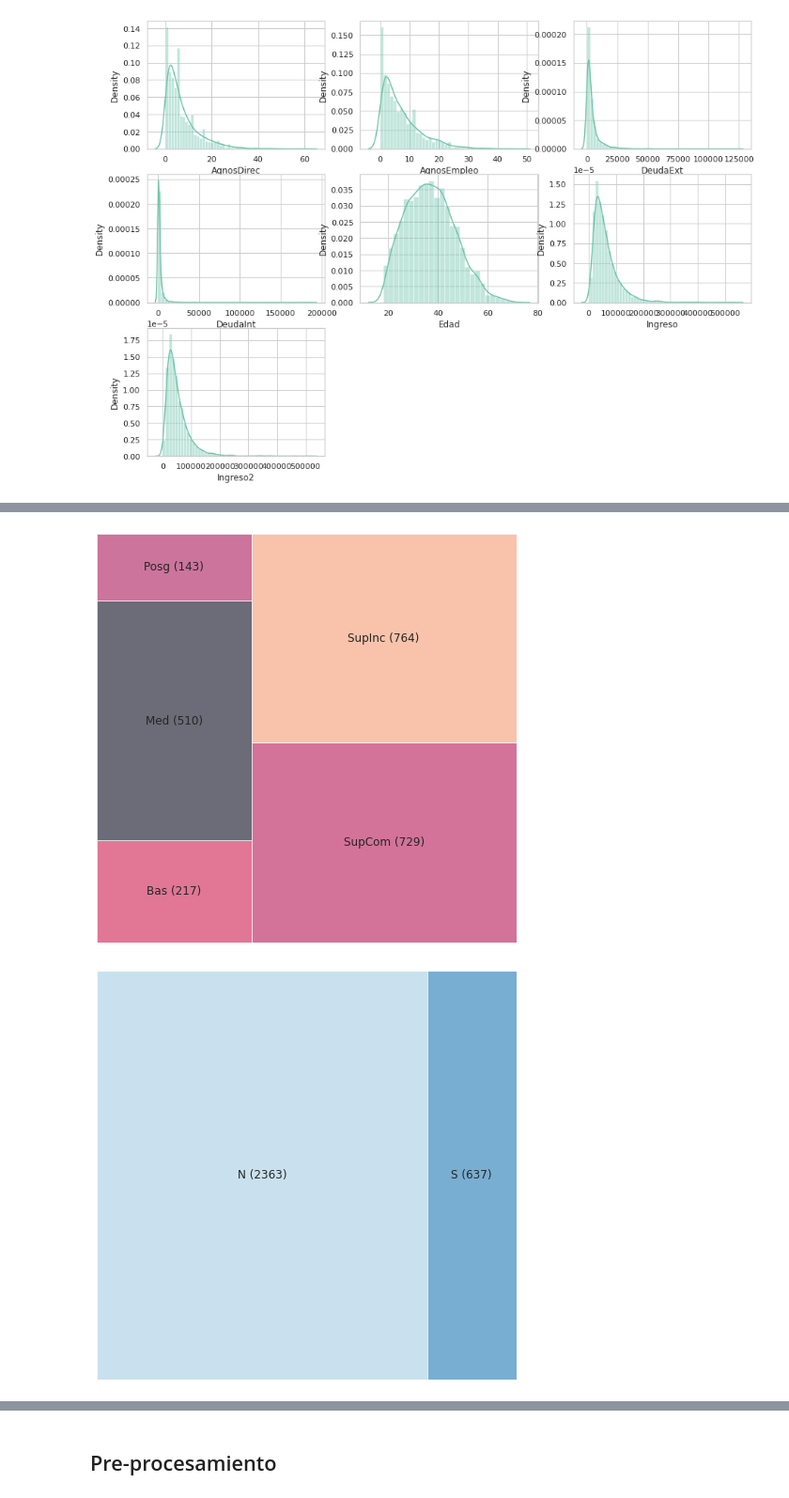
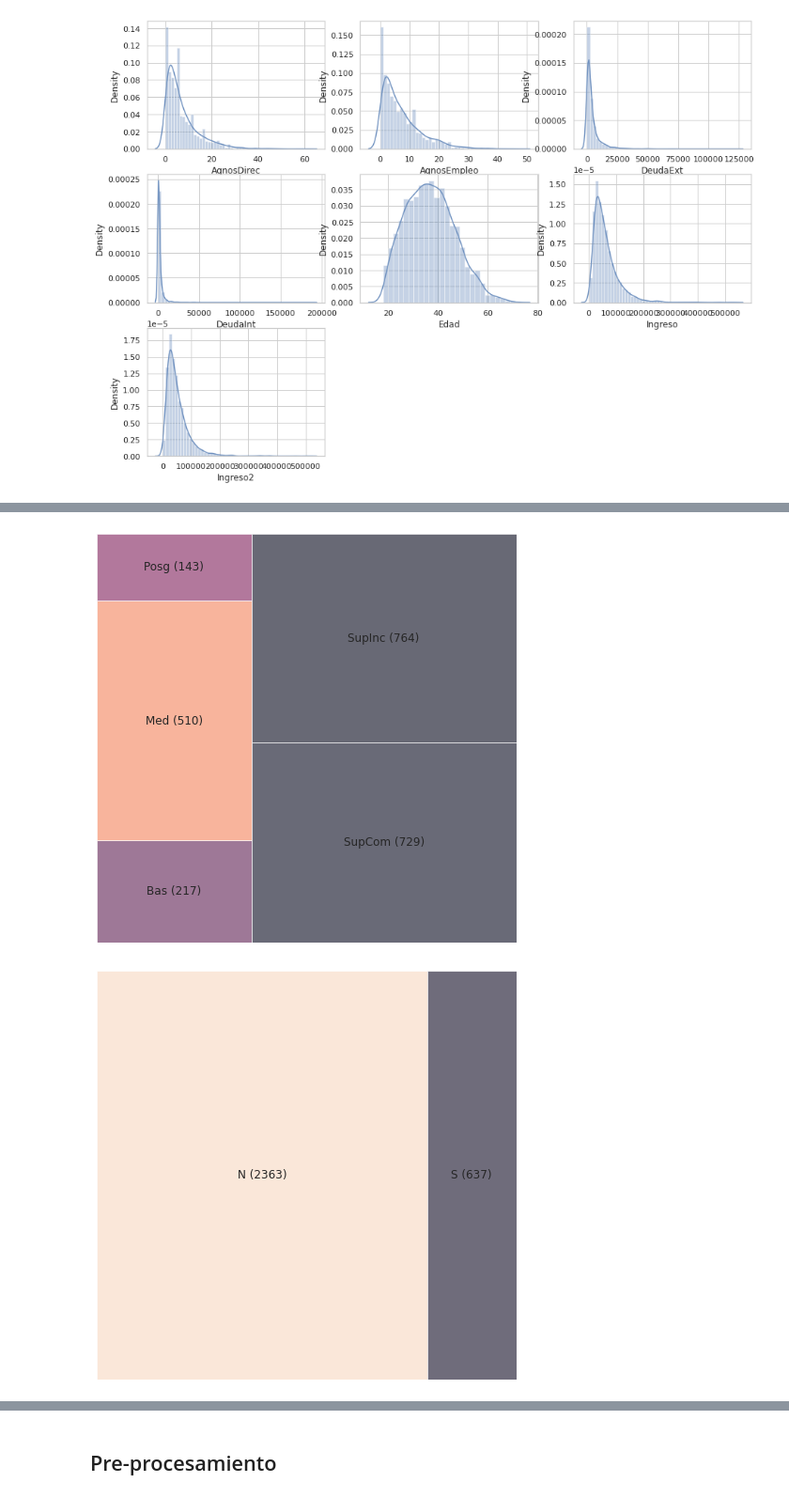
Before and after one commit to cristobalperezp/Intro_Deep_Learning, a Jupyter notebook: Tarea_1.ipynb, the cells around one changed output, grey strips where cells are left out. Shown at 94% size. Cells and saved outputs as stored; diff of their text form; code cells hidden in the pictures.

```diff
--- a/Tarea_1.ipynb
+++ b/Tarea_1.ipynb
@@ -30,8 +30,9 @@ Requirement already satisfied: squarify in /usr/local/lib/python3.7/dist-package
 sns.set(
     context = 'notebook',
     style='whitegrid',
-    palette = sns.color_palette("Set2")
+    palette = sns.color_palette("vlag")
     )
+cmap = sns.color_palette("vlag", as_cmap=True)
 # %%
 !git clone 'https://github.com/cristobalperezp/Intro_Deep_Learning.git'
 # %% [output]
@@ -209,18 +210,18 @@ squarify.plot(sizes=d, label=a, alpha=.6)
 plt.axis('off')
 plt.show()
 # %% [output]
-[figure, old version]
+[figure, new version]
 # %%
 a = df.groupby('VarObj').count().index.get_level_values(0).tolist()
 d = df.groupby('VarObj').count().reset_index()['ID'].tolist()
 for i in range(len(a)):
   a[i] = str(a[i]) + ' (' + str(d[i])+ ')'
 plt.figure(figsize=(8,8))
-squarify.plot(sizes=d, label=a, alpha=.6,color=sns.color_palette("Paired"))
+squarify.plot(sizes=d, label=a, alpha=.6)
 plt.axis('off')
 plt.show()
 # %% [output]
-[figure, old version]
+[figure, new version]
 # %%
 fig, ax = plt.subplots(figsize=(10, 10))
 pd.crosstab(index=df['VarObj'],
```
Also changed, not shown: parts of 40 cells of this notebook.
